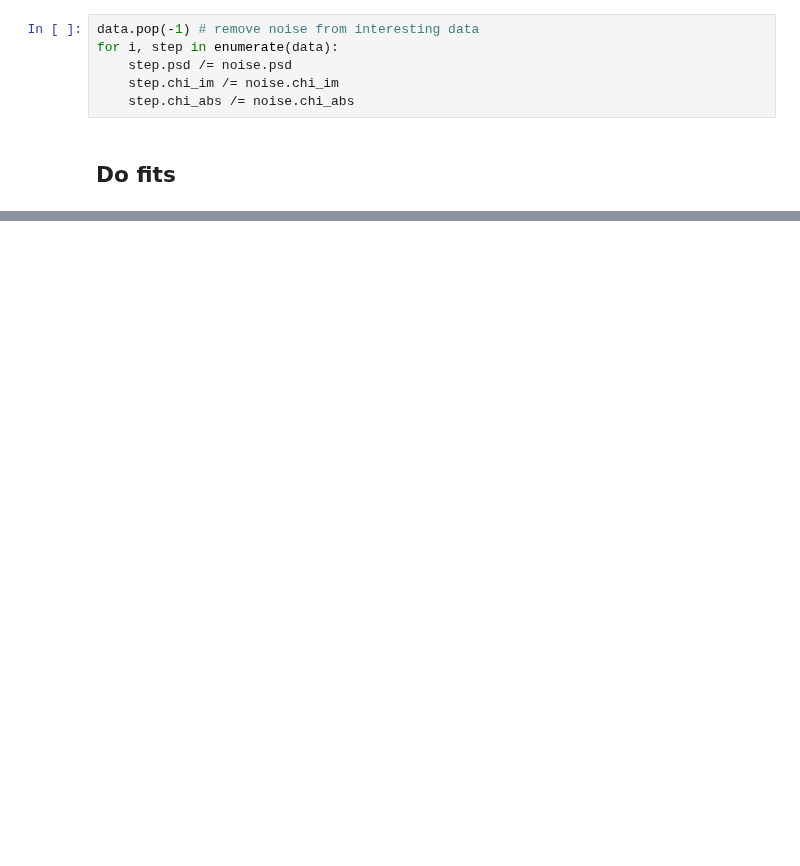
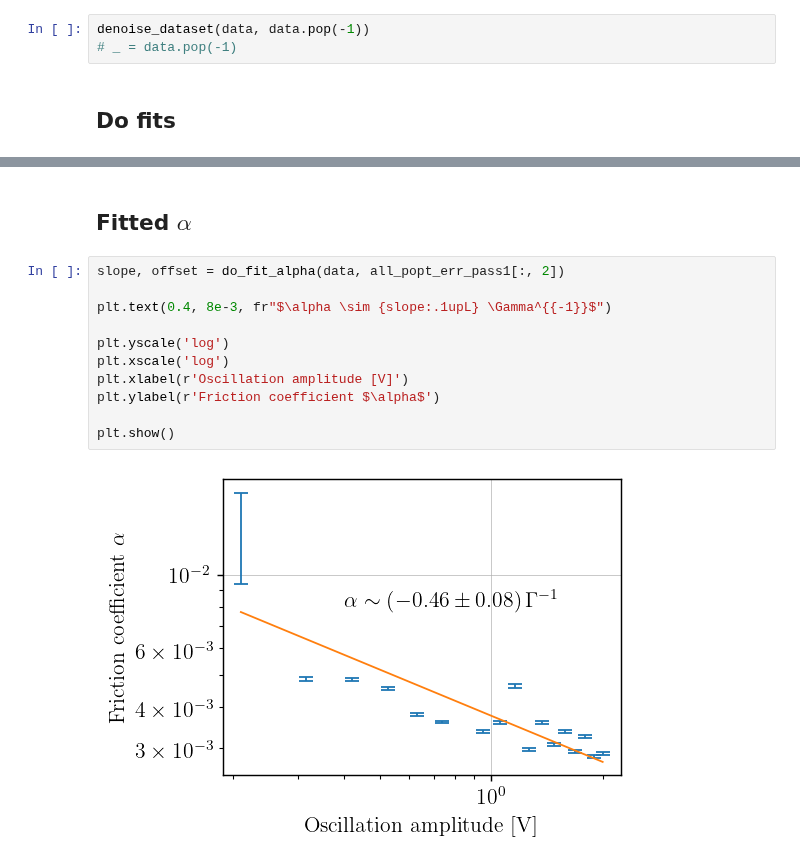
Before and after one commit to TomVdt/TPIII, a Jupyter notebook: 05-milieux-granulaires/analyse/exp1_friction.ipynb, the cells around one changed output, grey strips where cells are left out. Drawn from its saved outputs; the diff is of its cells as text; blank space fills up the shorter version.

```diff
--- a/05-milieux-granulaires/analyse/exp1_friction.ipynb
+++ b/05-milieux-granulaires/analyse/exp1_friction.ipynb
@@ -57,9 +39,6 @@ Noise step:  ../data/250321-exp7/250321-exp7_step19.txt
-# %%
-data.pop(-1) # remove noise from interesting data
-for i, step in enumerate(data):
-    step.psd /= noise.psd
-    step.chi_im /= noise.chi_im
-    step.chi_abs /= noise.chi_abs
+# %%
+denoise_dataset(data, data.pop(-1))
+# _ = data.pop(-1)
 # %% [markdown]
 ## Do fits
 # %%
@@ -207,0 +118,15 @@ plt.show()
+# %% [markdown]
+## Fitted $\alpha$
+# %%
+slope, offset = do_fit_alpha(data, all_popt_err_pass1[:, 2])
+
+plt.text(0.4, 8e-3, fr"$\alpha \sim {slope:.1upL} \Gamma^{{-1}}$")
+
+plt.yscale('log')
+plt.xscale('log')
+plt.xlabel(r'Oscillation amplitude [V]')
+plt.ylabel(r'Friction coefficient $\alpha$')
+
+plt.show()
+# %% [output]
+[figure, added]
```
Also changed, not shown: parts of 10 cells of this notebook.
